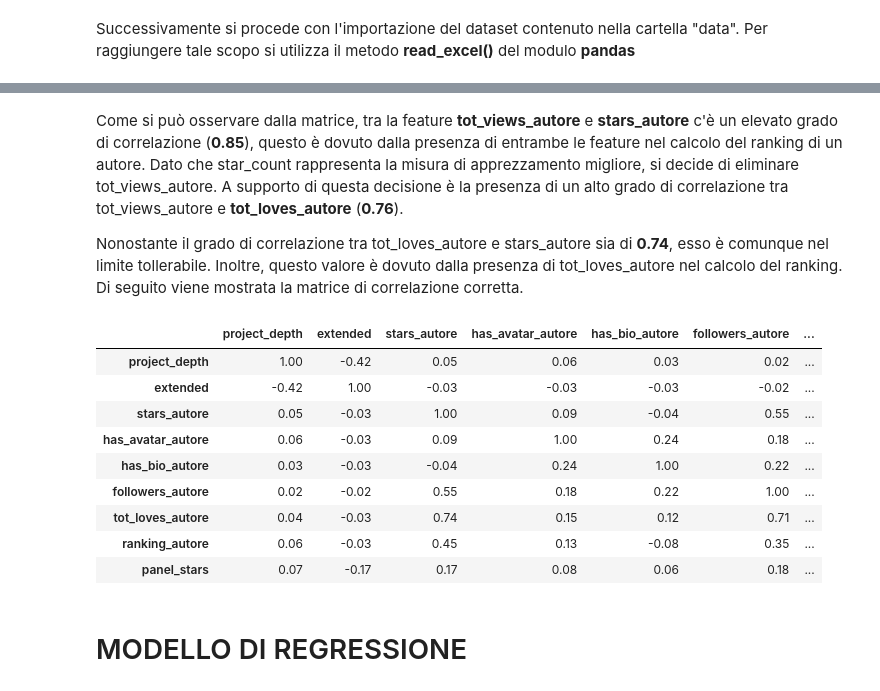
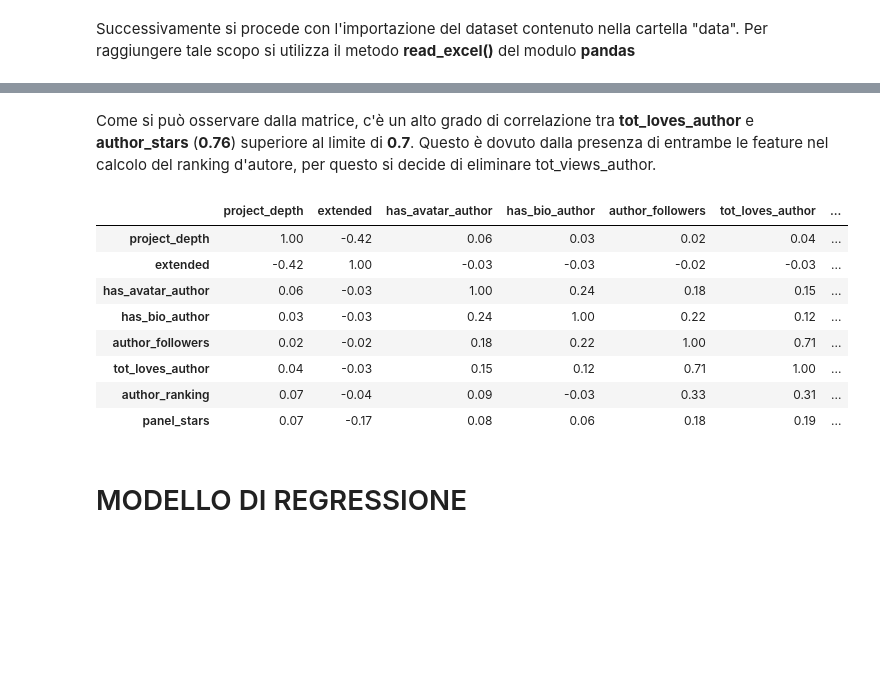
Before and after one commit to collab-uniba/PanelJamDataExtractor, a Jupyter notebook: notebook/regressionModel.ipynb, the cells around one changed output, grey strips where cells are left out. Drawn from its saved outputs; the diff is of its cells as text; code cells hidden in the pictures; blank space fills up the shorter version.

```diff
--- a/notebook/regressionModel.ipynb
+++ b/notebook/regressionModel.ipynb
@@ -23,7 +23,7 @@ Si procede con la costruzione della matrice di correlazione con lo scopo di osse
 # %%
 #time = table['time'].tolist()
 #table['time'] = list(map(lambda sub:int(''.join([ele for ele in sub if ele.isnumeric()])), time))
-table = table.drop(columns = ['id_prog','id_panel','Likes','Views','Comments','autore_panel','time'])
+table = table.drop(columns = ['id_prog','id_panel','Likes','Views','Comments','panel_author','time','author_stars'])
 
 corrMatrix = table.corr()
 corrMatrix.style.background_gradient(cmap='coolwarm').set_precision(2)
@@ -42,23 +41,19 @@ corrMatrix.style.background_gradient(cmap='coolwarm').set_precision(2)
-# %% [markdown]
-Come si può osservare dalla matrice, tra la feature **tot_views_autore** e **stars_autore** c'è un elevato grado di correlazione (**0.85**), questo è dovuto dalla presenza di entrambe le feature nel calcolo del ranking di un autore. Dato che star_count rappresenta la misura di apprezzamento migliore, si decide di eliminare tot_views_autore. A supporto di questa decisione è la presenza di un alto grado di correlazione tra tot_views_autore e **tot_loves_autore** (**0.76**).
-
-Nonostante il grado di correlazione tra tot_loves_autore e stars_autore sia di **0.74**, esso è comunque nel limite tollerabile.
-Inoltre, questo valore è dovuto dalla presenza di tot_loves_autore nel calcolo del ranking. Di seguito viene mostrata la matrice di correlazione corretta.
+# %% [markdown]
+Come si può osservare dalla matrice, c'è un alto grado di correlazione tra **tot_loves_author** e **author_stars** (**0.76**) superiore al limite di **0.7**. Questo è dovuto dalla presenza di entrambe le feature nel calcolo del ranking d'autore, per questo si decide di eliminare tot_views_author.
 # %%
-table = table.drop(columns = ['tot_views_autore'])
+table = table.drop(columns = ['tot_views_author'])
 corrMatrix = table.corr()
 corrMatrix.style.background_gradient(cmap='coolwarm').set_precision(2)
 # %% [output]
-|  | project_depth | extended | stars_autore | has_avatar_autore | has_bio_autore | followers_autore | ... |
-| project_depth | 1.00 | -0.42 | 0.05 | 0.06 | 0.03 | 0.02 | ... |
-| extended | -0.42 | 1.00 | -0.03 | -0.03 | -0.03 | -0.02 | ... |
-| stars_autore | 0.05 | -0.03 | 1.00 | 0.09 | -0.04 | 0.55 | ... |
-| has_avatar_autore | 0.06 | -0.03 | 0.09 | 1.00 | 0.24 | 0.18 | ... |
-| has_bio_autore | 0.03 | -0.03 | -0.04 | 0.24 | 1.00 | 0.22 | ... |
-| followers_autore | 0.02 | -0.02 | 0.55 | 0.18 | 0.22 | 1.00 | ... |
-| tot_loves_autore | 0.04 | -0.03 | 0.74 | 0.15 | 0.12 | 0.71 | ... |
-| ranking_autore | 0.06 | -0.03 | 0.45 | 0.13 | -0.08 | 0.35 | ... |
-| panel_stars | 0.07 | -0.17 | 0.17 | 0.08 | 0.06 | 0.18 | ... |
+|  | project_depth | extended | has_avatar_author | has_bio_author | author_followers | tot_loves_author | ... |
+| project_depth | 1.00 | -0.42 | 0.06 | 0.03 | 0.02 | 0.04 | ... |
+| extended | -0.42 | 1.00 | -0.03 | -0.03 | -0.02 | -0.03 | ... |
+| has_avatar_author | 0.06 | -0.03 | 1.00 | 0.24 | 0.18 | 0.15 | ... |
+| has_bio_author | 0.03 | -0.03 | 0.24 | 1.00 | 0.22 | 0.12 | ... |
+| author_followers | 0.02 | -0.02 | 0.18 | 0.22 | 1.00 | 0.71 | ... |
+| tot_loves_author | 0.04 | -0.03 | 0.15 | 0.12 | 0.71 | 1.00 | ... |
+| author_ranking | 0.07 | -0.04 | 0.09 | -0.03 | 0.33 | 0.31 | ... |
+| panel_stars | 0.07 | -0.17 | 0.08 | 0.06 | 0.18 | 0.19 | ... |
 # %% [markdown]
 # MODELLO DI REGRESSIONE
 # %% [markdown]
```
Also changed, not shown: parts of 8 cells of this notebook.
